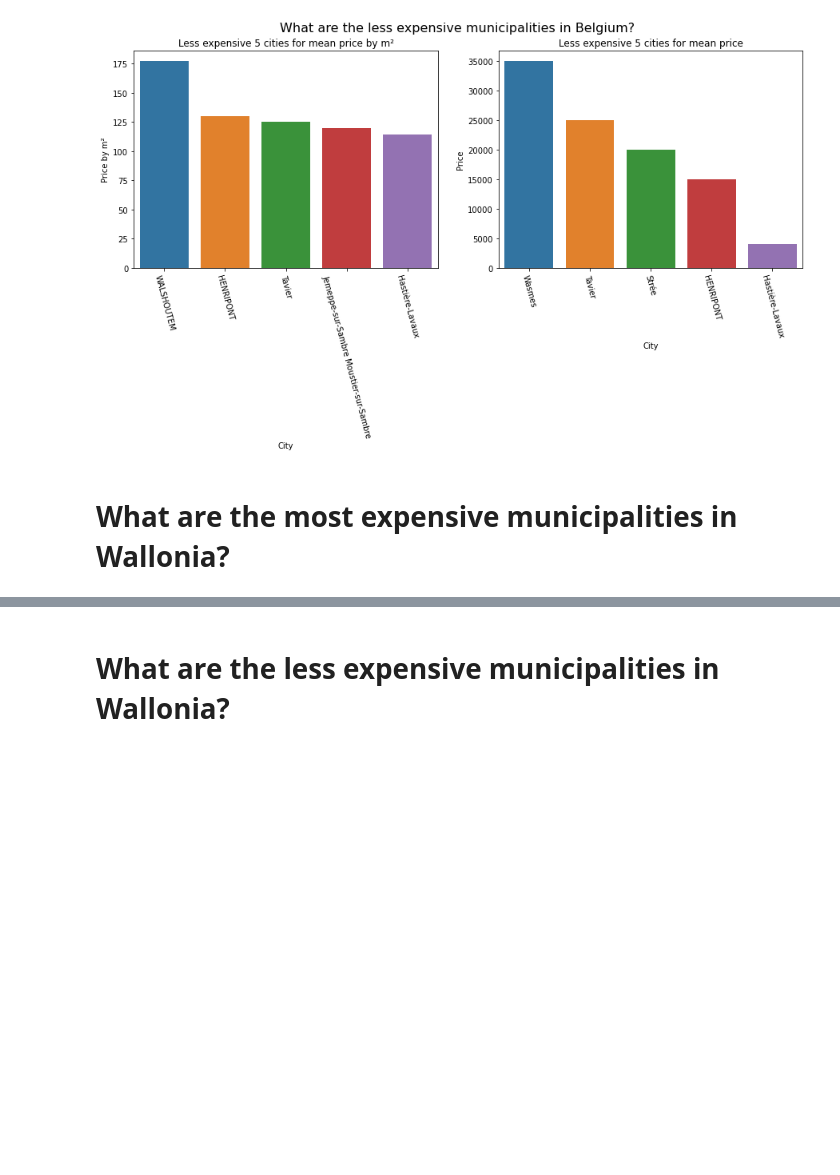
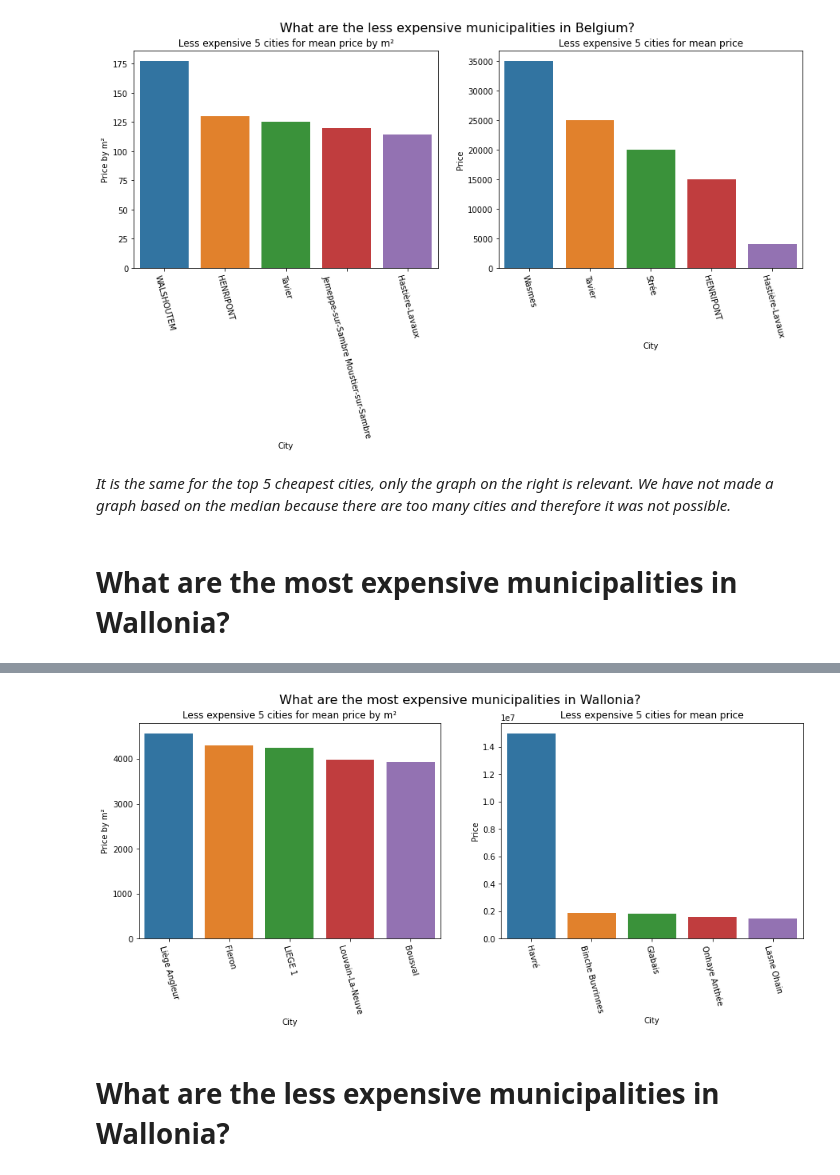
Before and after one commit to abdellahML/challenge-data-analysis, a Jupyter notebook: Codes/Interpretation.ipynb, the cells around one changed output, grey strips where cells are left out. Saved outputs shown, nothing was run; the diff lists cells and outputs as text; code cells hidden in the pictures; blank space fills up the shorter version.

```diff
--- a/Codes/Interpretation.ipynb
+++ b/Codes/Interpretation.ipynb
@@ -372,6 +375,9 @@ plt.ylabel("Price")
 # %% [output]
 Text(0, 0.5, 'Price')
 [figure]
+# %% [markdown]
+*It is the same for the top 5 cheapest cities, only the graph on the right is relevant.
+We have not made a graph based on the median because there are too many cities and therefore it was not possible.*
 # %% [markdown]
 # What are the most expensive municipalities in Wallonia?
 # %%
@@ -401,5 +407,5 @@ sns.barplot(x="city", y="price", data=cities.head())
 plt.xticks(rotation=-75)
 plt.title("Less expensive 5 cities for mean price")
 plt.xlabel("City")
-plt.ylabel("Price"))
+plt.ylabel("Price")
 # %% [output]
@@ -407,3 +413,4 @@ SyntaxError: unmatched ')' (<ipython-input-70-50808a13703e>, line 27)
+[figure, added]
 # %% [markdown]
 # What are the less expensive municipalities in Wallonia?
 # %%
```
Also changed, not shown: parts of 5 cells of this notebook, 2 other files.
